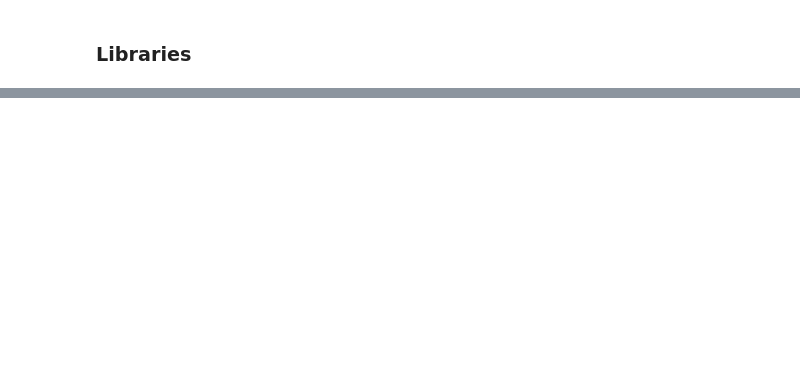
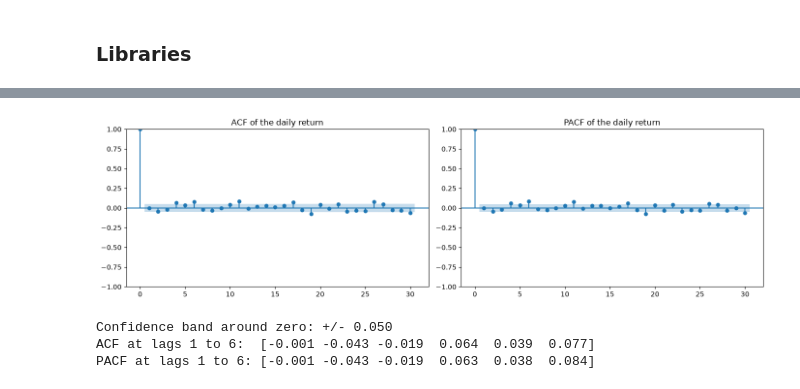
Before and after one commit to Jonathansl17/jarvis, a Jupyter notebook: bitcoin_price_regression/bitcoin_price_regression.ipynb, the cells around one changed output, grey strips where cells are left out. Saved outputs shown, nothing was run; the diff lists cells and outputs as text; code cells hidden in the pictures; blank space fills up the shorter version.

```diff
--- a/bitcoin_price_regression/bitcoin_price_regression.ipynb
+++ b/bitcoin_price_regression/bitcoin_price_regression.ipynb
@@ -106,0 +224,20 @@ To be developed.
+# %%
+# Autocorrelation and partial autocorrelation of the daily return
+LAGS = 30
+fig, axes = plt.subplots(1, 2, figsize=(14, 4))
+plot_acf(log_return, lags=LAGS, ax=axes[0])
+axes[0].set_title('ACF of the daily return')
+plot_pacf(log_return, lags=LAGS, ax=axes[1], method='ywm')
+axes[1].set_title('PACF of the daily return')
+plt.tight_layout()
+plt.show()
+
+confidence_band = 1.96 / np.sqrt(len(log_return))
+print("Confidence band around zero: +/- %.3f" % confidence_band)
+print("ACF at lags 1 to 6: ", np.round(sm.tsa.acf(log_return, nlags=6)[1:], 3))
+print("PACF at lags 1 to 6:", np.round(sm.tsa.pacf(log_return, nlags=6)[1:], 3))
+# %% [output]
+[figure, added]
+Confidence band around zero: +/- 0.050
+ACF at lags 1 to 6:  [-0.001 -0.043 -0.019  0.064  0.039  0.077]
+PACF at lags 1 to 6: [-0.001 -0.043 -0.019  0.063  0.038  0.084]
```
Also changed, not shown: parts of 51 cells of this notebook, 1 other file.
